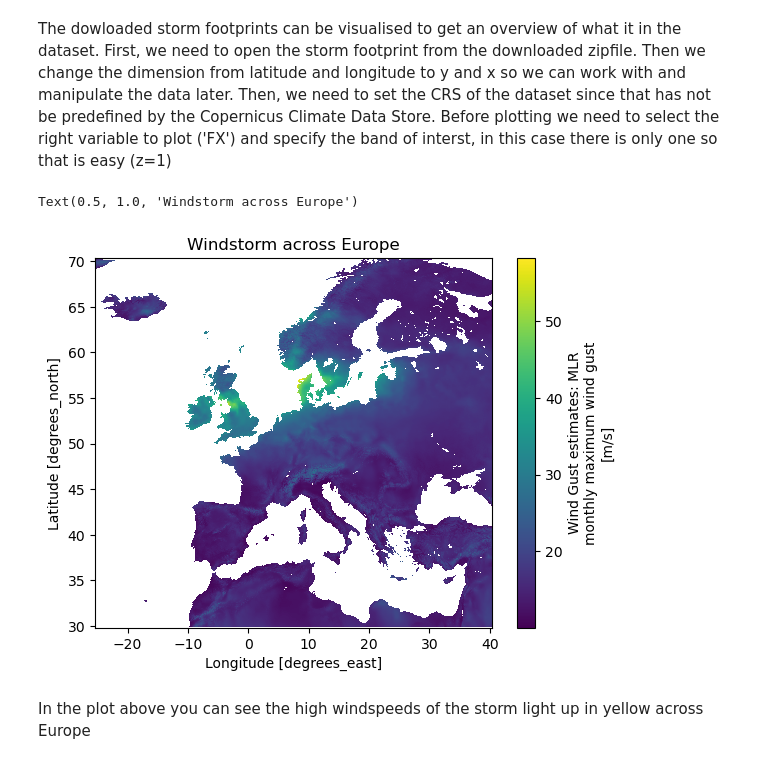
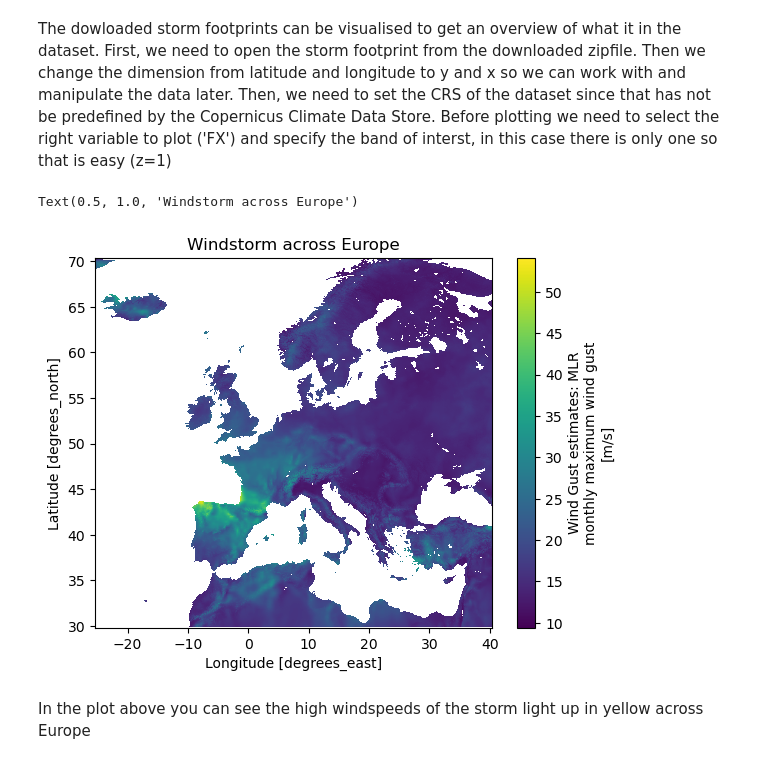
Before and after one commit to CLIMAAX/STORMS, a Jupyter notebook: WIND_raster_LUISA.ipynb, the cells around one changed output. Drawn from its saved outputs; the diff is of its cells as text; code cells hidden in the pictures.

```diff
--- a/WIND_raster_LUISA.ipynb
+++ b/WIND_raster_LUISA.ipynb
@@ -172,28 +177,28 @@ bbox = [20.8513,56.0054,26.0698,58.1831] #[23.5792,56.416,24.1312,56.8018] (jelg
 # %% [markdown]
 The dowloaded storm footprints can be visualised to get an overview of what it in the dataset. First, we need to open the storm footprint from the downloaded zipfile. Then we change the dimension from latitude and longitude to y and x so we can work with and manipulate the data later. Then, we need to set the CRS of the dataset since that has not be predefined by the Copernicus Climate Data Store. Before plotting we need to select the right variable to plot ('FX') and specify the band of interst, in this case there is only one so that is easy (z=1)
 # %%
-with ZipFile(f"{data_dir}/storm.zip") as zf:
+with ZipFile(f"{data_dir}/{zip_name}.zip") as zf:
 
     # Let's get the filename first
     file = zf.namelist()[0]
 
     # And now we can open and select the file within Python
     with zf.open(file) as f:
         windstorm_europe = xr.open_dataset(f)
 
 windstorm_europe = windstorm_europe.rename({'Latitude': 'y','Longitude': 'x'})
 windstorm_europe = windstorm_europe.rio.set_spatial_dims(x_dim="x",y_dim="y", inplace=True)
 
 windstorm_europe.rio.write_crs(4326, inplace=True)
 
 windstorm_europe = windstorm_europe['FX']['z'==1]
 
 #plot
 windstorm_europe.plot()
 plt.title('Windstorm across Europe')
 # %% [output]
 Text(0.5, 1.0, 'Windstorm across Europe')
-[figure, old version]
+[figure, new version]
 # %% [markdown]
 In the plot above you can see the high windspeeds of the storm light up in yellow across Europe
 # %% [markdown]
```
Also changed, not shown: parts of 21 cells of this notebook.
